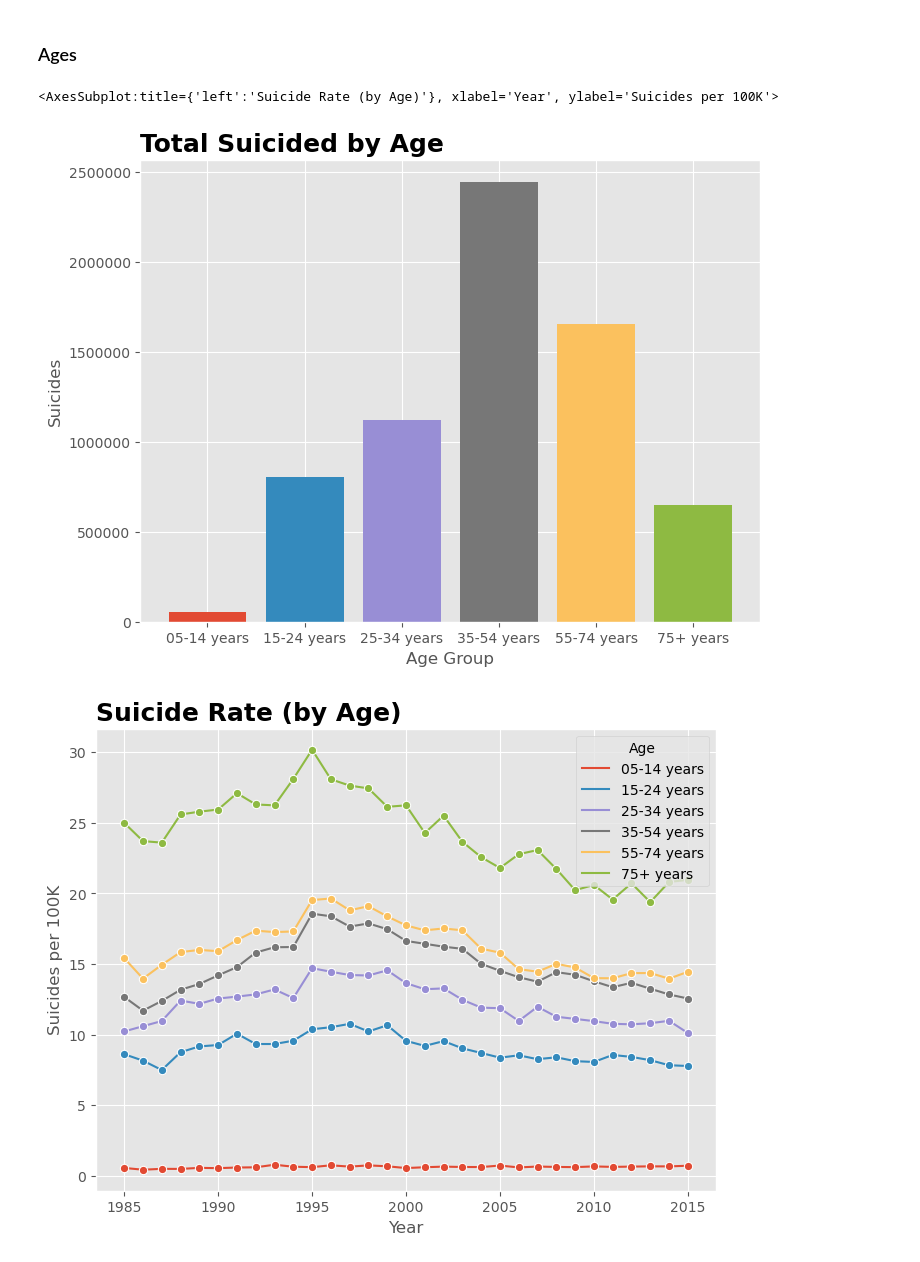
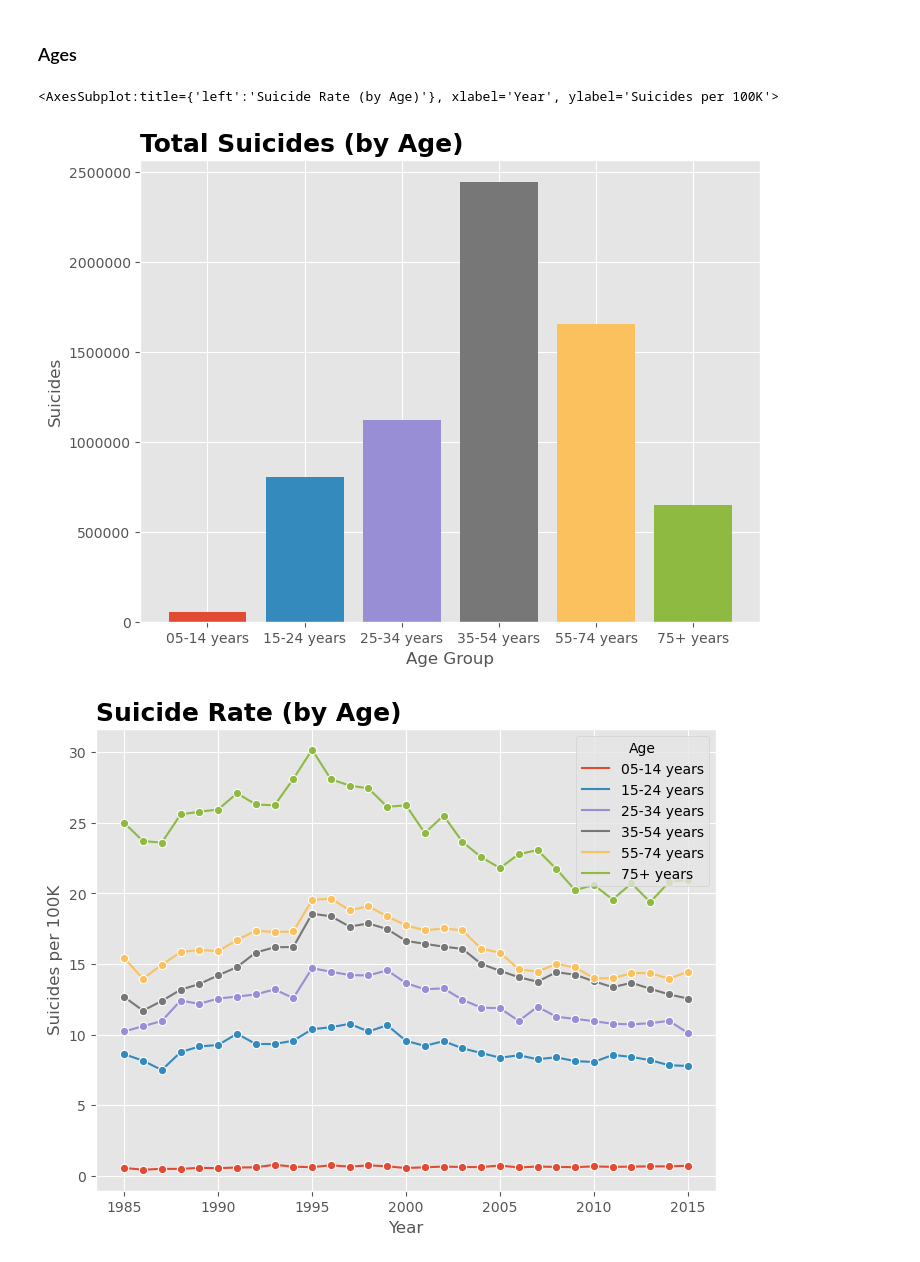
Before and after one commit to JaimeVRodriguez/suicide_rates_eda, a Jupyter notebook: notebooks/suicide_rate_eda.ipynb, the cells around one changed output. Drawn from its saved outputs; the diff is of its cells as text; code cells hidden in the pictures.

```diff
--- a/notebooks/suicide_rate_eda.ipynb
+++ b/notebooks/suicide_rate_eda.ipynb
@@ -129,14 +117,14 @@ plot.line_plot(generations, 'Year', 'Suicides_per_100K', 'Suicide Rate (by Gener
 # %%
 # Bar plot for total suicides by age
 ages_grouped = aggregate.column_total(data, 'Age').sort_values('Age', ascending=True)
-plot.bar_plot(ages_grouped, 'Age', 'Suicides', colors)
+plot.bar_plot(ages_grouped, 'Age', 'Suicides', 'Total Suicides (by Age)', 'Age Group', 'Suicides', colors)
 
 # Line plot for mean by age
 ages = aggregate.coloumn_mean(data, ['Year', 'Age'])
 plot.line_plot(ages, 'Year', 'Suicides_per_100K', 'Suicide Rate (by Age)', 'Year', 'Suicides per 100K', 'Age')
 # %% [output]
 <AxesSubplot:title={'left':'Suicide Rate (by Age)'}, xlabel='Year', ylabel='Suicides per 100K'>
-[figure, old version]
+[figure, new version]
 [figure]
 # %%
 high_five = country_total.sort_values('Suicides', ascending=False)[:5]
```
Also changed, not shown: parts of 3 cells of this notebook, 2 other files.
